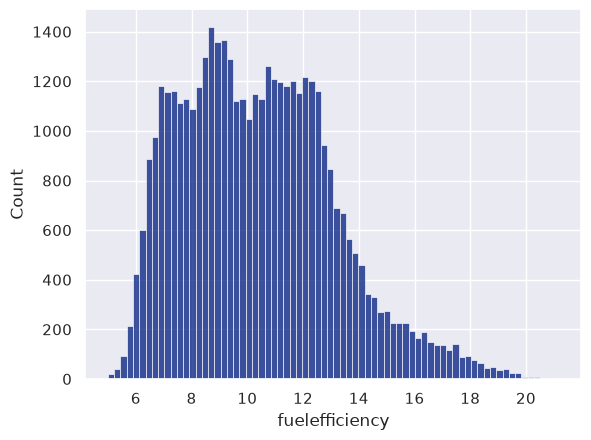
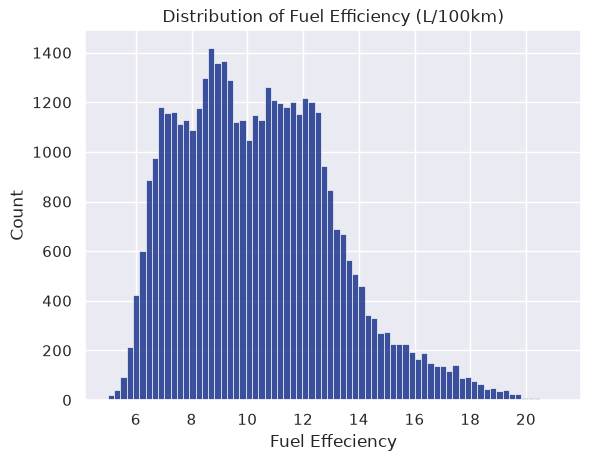
The notebook cell's code change between the first figure and the second:
--- before
+++ after
@@ -1 +1,3 @@
+plt.title("Distribution of Fuel Efficiency (L/100km)")
+plt.xlabel("Fuel Fuel Efficiency")
 sns.histplot(df["fuelefficiency"]);

Commit: Add descriptive titles and axis labels to all visualizations